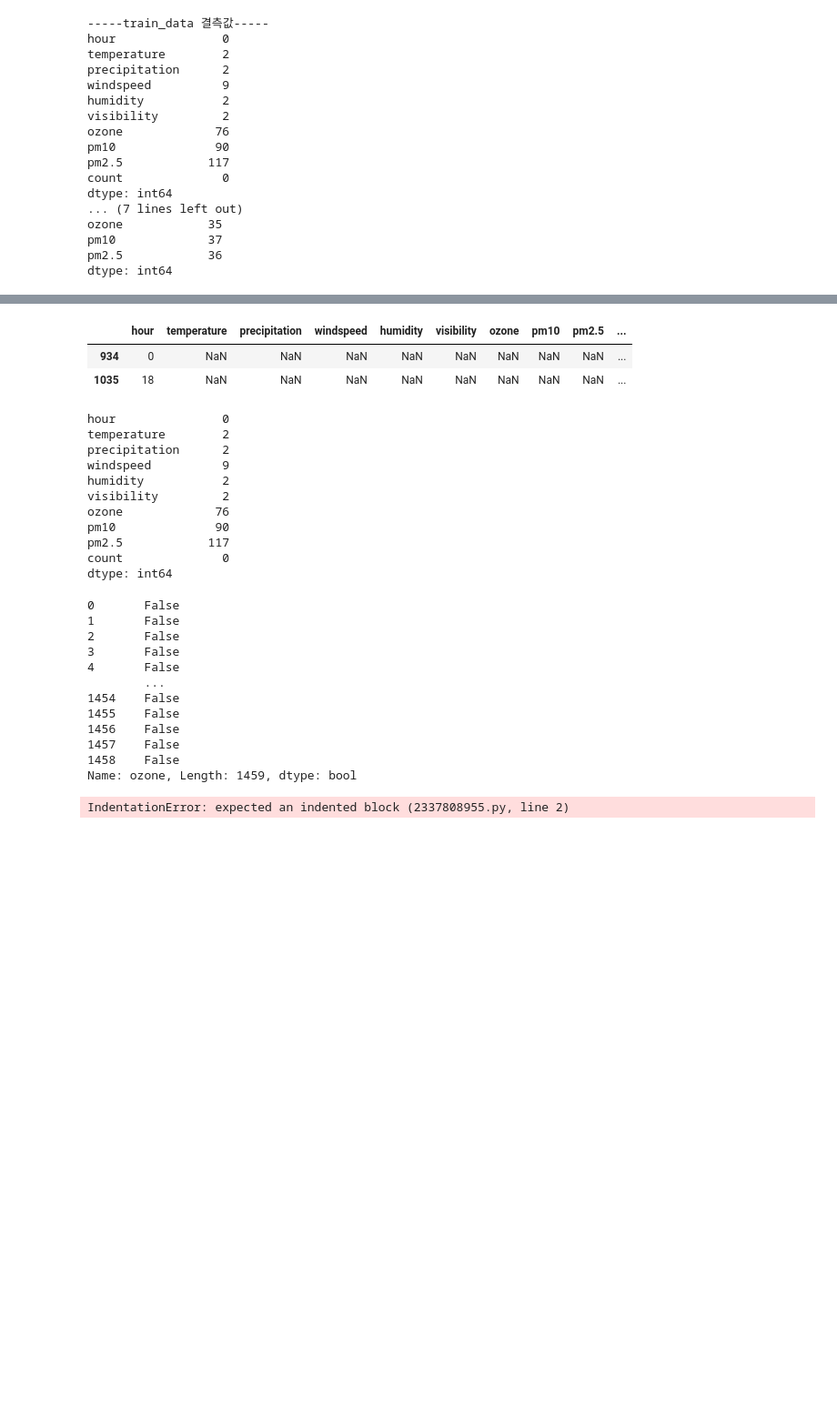
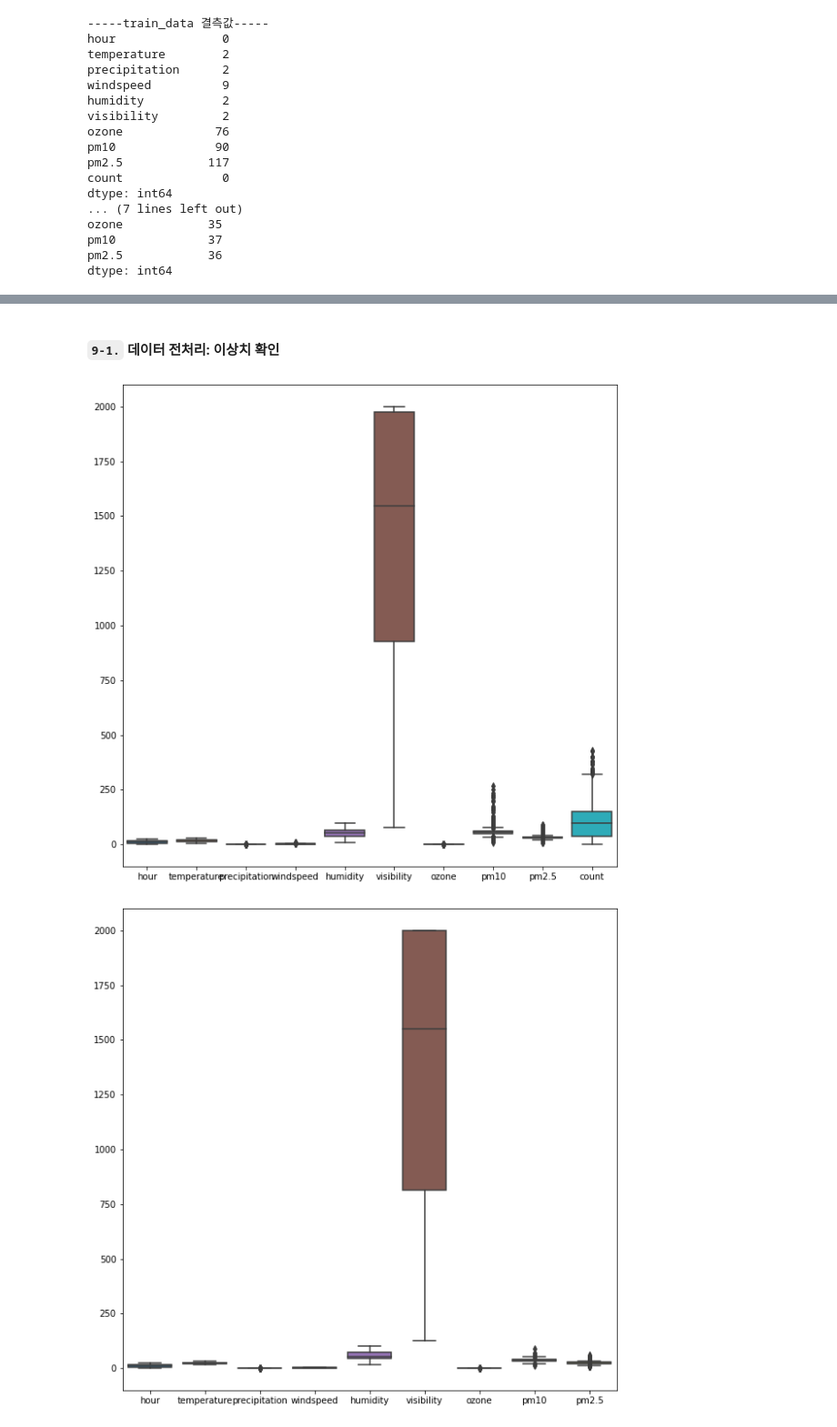
Before and after one commit to P-jinwan/Dacon, a Jupyter notebook: AI model for predicting the use of bicycles in Seoul/AI model for predicting the use of bicycles in Seoul.ipynb, the cells around one changed output, grey strips where cells are left out. Shown: that part at 91% size. Saved outputs shown, nothing was run; the diff lists cells and outputs as text; code cells hidden in the pictures; blank space fills up the shorter version.

```diff
--- a/AI model for predicting the use of bicycles in Seoul/AI model for predicting the use of bicycles in Seoul.ipynb
+++ b/AI model for predicting the use of bicycles in Seoul/AI model for predicting the use of bicycles in Seoul.ipynb
@@ -266,39 +308,12 @@ a = train_data[train_data['temperature'].isna() == 1].index
-# %%
-train_data.iloc[a]
-# %% [output]
-|  | hour | temperature | precipitation | windspeed | humidity | visibility | ozone | pm10 | pm2.5 | ... |
-| 934 | 0 | NaN | NaN | NaN | NaN | NaN | NaN | NaN | NaN | ... |
-| 1035 | 18 | NaN | NaN | NaN | NaN | NaN | NaN | NaN | NaN | ... |
-# %%
-print(train_data.isna().sum())
-# %% [output]
-hour               0
-temperature        2
-precipitation      2
-windspeed          9
-humidity           2
-visibility         2
-ozone             76
-pm10              90
-pm2.5            117
-count              0
-dtype: int64
-# %%
-train_data['ozone'].isna()
-# %% [output]
-0       False
-1       False
-2       False
-3       False
-4       False
-        ...
-1454    False
-1455    False
-1456    False
-1457    False
-1458    False
-Name: ozone, Length: 1459, dtype: bool
-# %%
-if train_data['ozone'].isna() == 1 :
-# %% [output]
-IndentationError: expected an indented block (2337808955.py, line 2)
+# %% [markdown]
+#### `9-1.` 데이터 전처리: 이상치 확인
+# %%
+# 학습과 테스트 데이터의 이상치를 시각화하여 확인합니다.
+plt.figure(figsize=(10, 10))
+sns.boxplot(data=train_data)
+plt.figure(figsize=(10, 10))
+sns.boxplot(data=test_data)
+plt.show()
+# %% [output]
+[figure, added]
+[figure, added]
```
Also changed, not shown: parts of 28 cells of this notebook, 1 other file.
